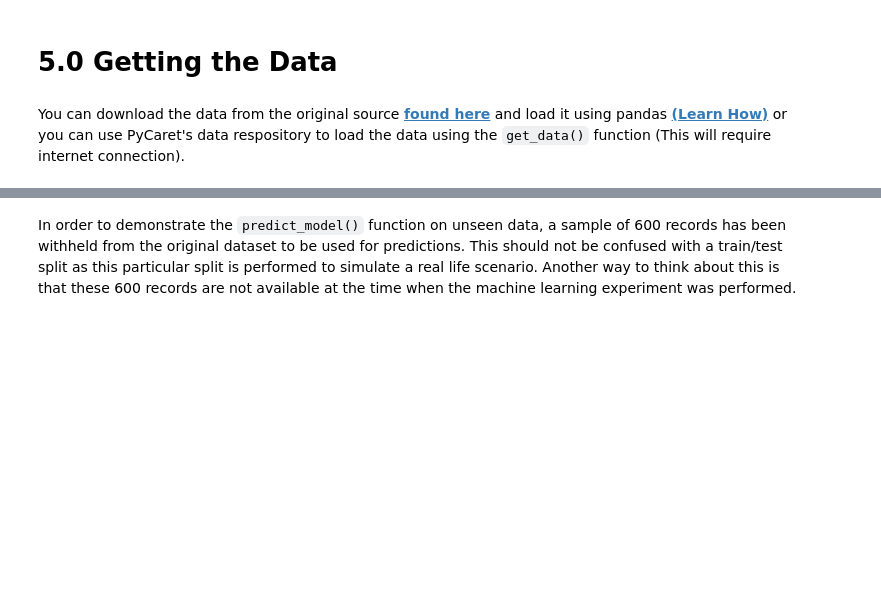
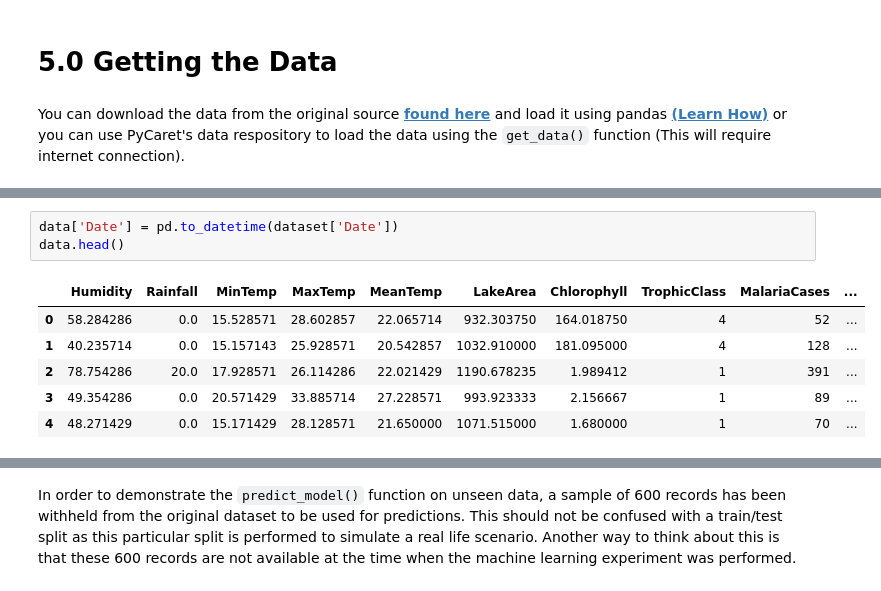
Before and after one commit to mtofighi/ChilwaBasin, a Jupyter notebook: ZombaDisease1/Zomba1.ipynb, the cells around one changed output, grey strips where cells are left out. Drawn from its saved outputs; the diff is of its cells as text; blank space fills up the shorter version.

```diff
--- a/ZombaDisease1/Zomba1.ipynb
+++ b/ZombaDisease1/Zomba1.ipynb
@@ -126,0 +143,10 @@ dataset.shape
+# %%
+data['Date'] = pd.to_datetime(dataset['Date'])
+data.head()
+# %% [output]
+|  | Humidity | Rainfall | MinTemp | MaxTemp | MeanTemp | LakeArea | Chlorophyll | TrophicClass | MalariaCases | ... |
+| 0 | 58.284286 | 0.0 | 15.528571 | 28.602857 | 22.065714 | 932.303750 | 164.018750 | 4 | 52 | ... |
+| 1 | 40.235714 | 0.0 | 15.157143 | 25.928571 | 20.542857 | 1032.910000 | 181.095000 | 4 | 128 | ... |
+| 2 | 78.754286 | 20.0 | 17.928571 | 26.114286 | 22.021429 | 1190.678235 | 1.989412 | 1 | 391 | ... |
+| 3 | 49.354286 | 0.0 | 20.571429 | 33.885714 | 27.228571 | 993.923333 | 2.156667 | 1 | 89 | ... |
+| 4 | 48.271429 | 0.0 | 15.171429 | 28.128571 | 21.650000 | 1071.515000 | 1.680000 | 1 | 70 | ... |
```
Also changed, not shown: parts of 17 cells of this notebook.
